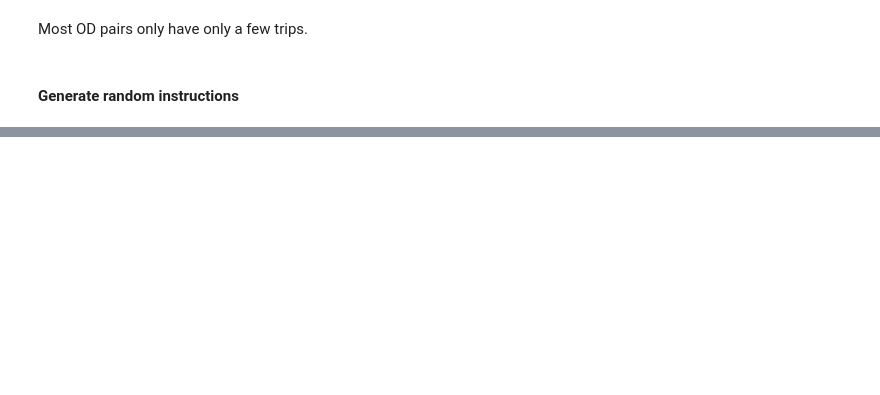
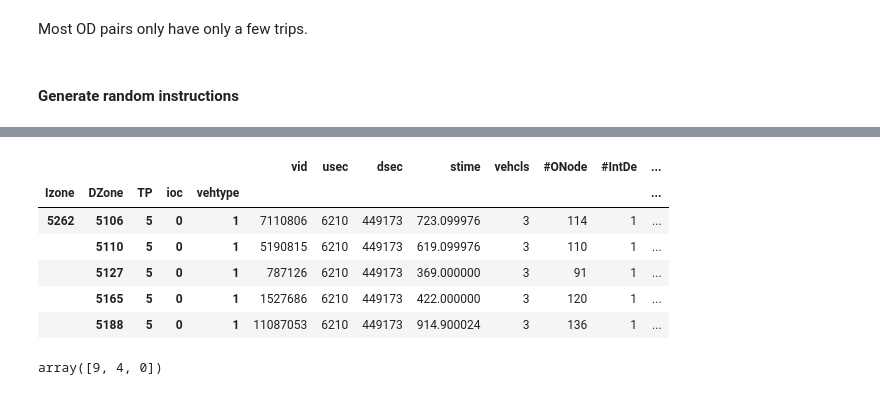
Before and after one commit to xys234/Work, a Jupyter notebook: SWIFT/notebooks/2018_12_07_Analyze_DynusT_Vehicle_Roster_File.ipynb, the cells around one changed output, grey strips where cells are left out. Saved outputs shown, nothing was run; the diff lists cells and outputs as text; code cells hidden in the pictures; blank space fills up the shorter version.

```diff
--- a/SWIFT/notebooks/2018_12_07_Analyze_DynusT_Vehicle_Roster_File.ipynb
+++ b/SWIFT/notebooks/2018_12_07_Analyze_DynusT_Vehicle_Roster_File.ipynb
@@ -122,8 +134,7 @@ Most OD pairs only have only a few trips.
 # %% [markdown]
 #### Generate random instructions
 # %%
-df_vehicles_deliv.set_index(index_columns, inplace=True)
-df_vehicles_deliv.sort_index(inplace=True)
+df_vehicles_deliv.reset_index(inplace=True)
 # %%
 NUMBER_OF_INSTRUCTIONS = 100
 # %%
@@ -208,0 +281,14 @@ df_vehicles_deliv.loc[(2774, 2782, 2, 0, 1)]
+# %%
+df_vehicles_deliv.tail()
+# %% [output]
+|  |  |  |  |  | vid | usec | dsec | stime | vehcls | #ONode | #IntDe | ... |
+| Izone | DZone | TP | ioc | vehtype |  |  |  |  |  |  |  | ... |
+| 5262 | 5106 | 5 | 0 | 1 | 7110806 | 6210 | 449173 | 723.099976 | 3 | 114 | 1 | ... |
+|  | 5110 | 5 | 0 | 1 | 5190815 | 6210 | 449173 | 619.099976 | 3 | 110 | 1 | ... |
+|  | 5127 | 5 | 0 | 1 | 787126 | 6210 | 449173 | 369.000000 | 3 | 91 | 1 | ... |
+|  | 5165 | 5 | 0 | 1 | 1527686 | 6210 | 449173 | 422.000000 | 3 | 120 | 1 | ... |
+|  | 5188 | 5 | 0 | 1 | 11087053 | 6210 | 449173 | 914.900024 | 3 | 136 | 1 | ... |
+# %%
+np.random.randint(10,size=3)
+# %% [output]
+array([9, 4, 0])
```
Also changed, not shown: parts of 29 cells of this notebook, 2 other files.
